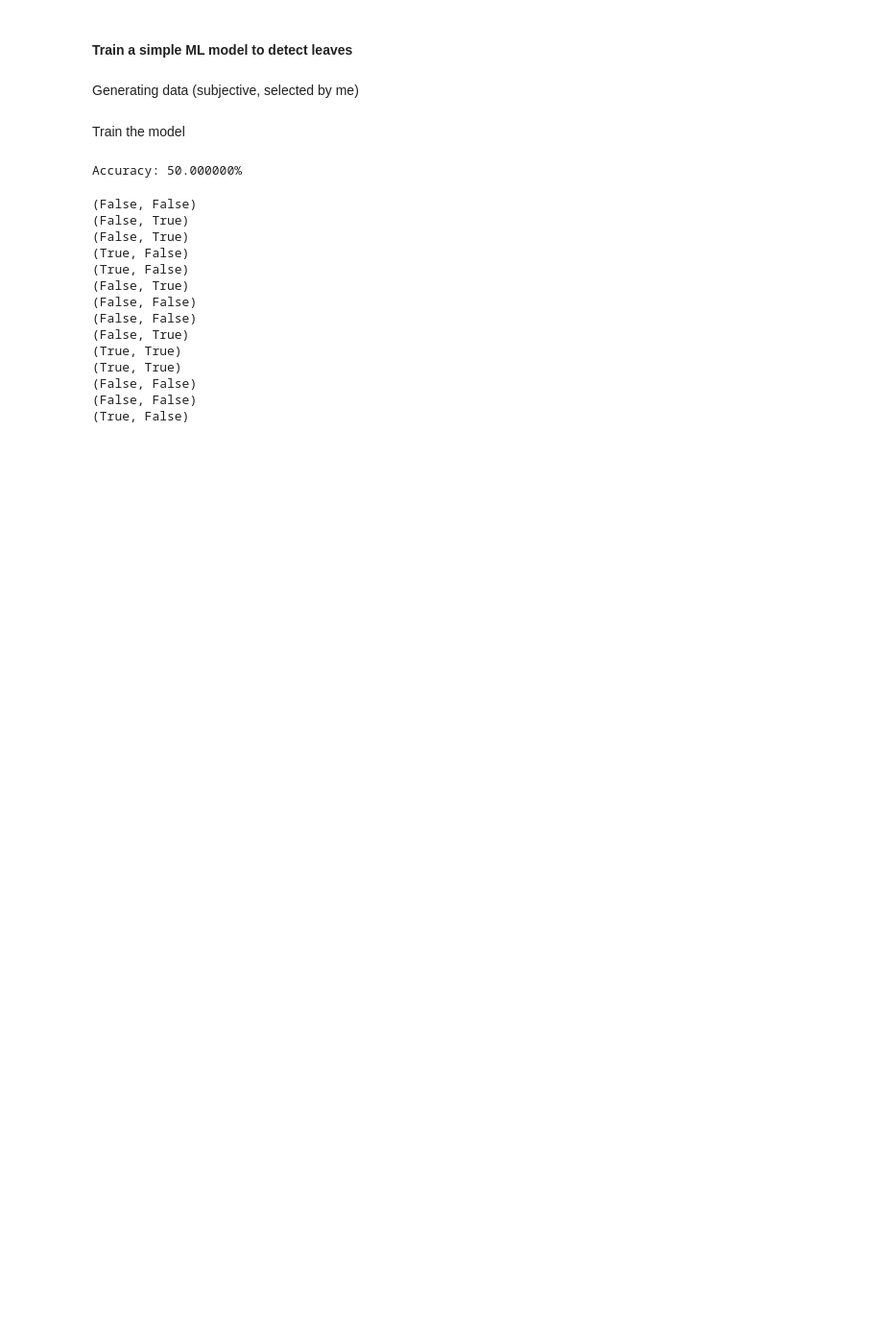
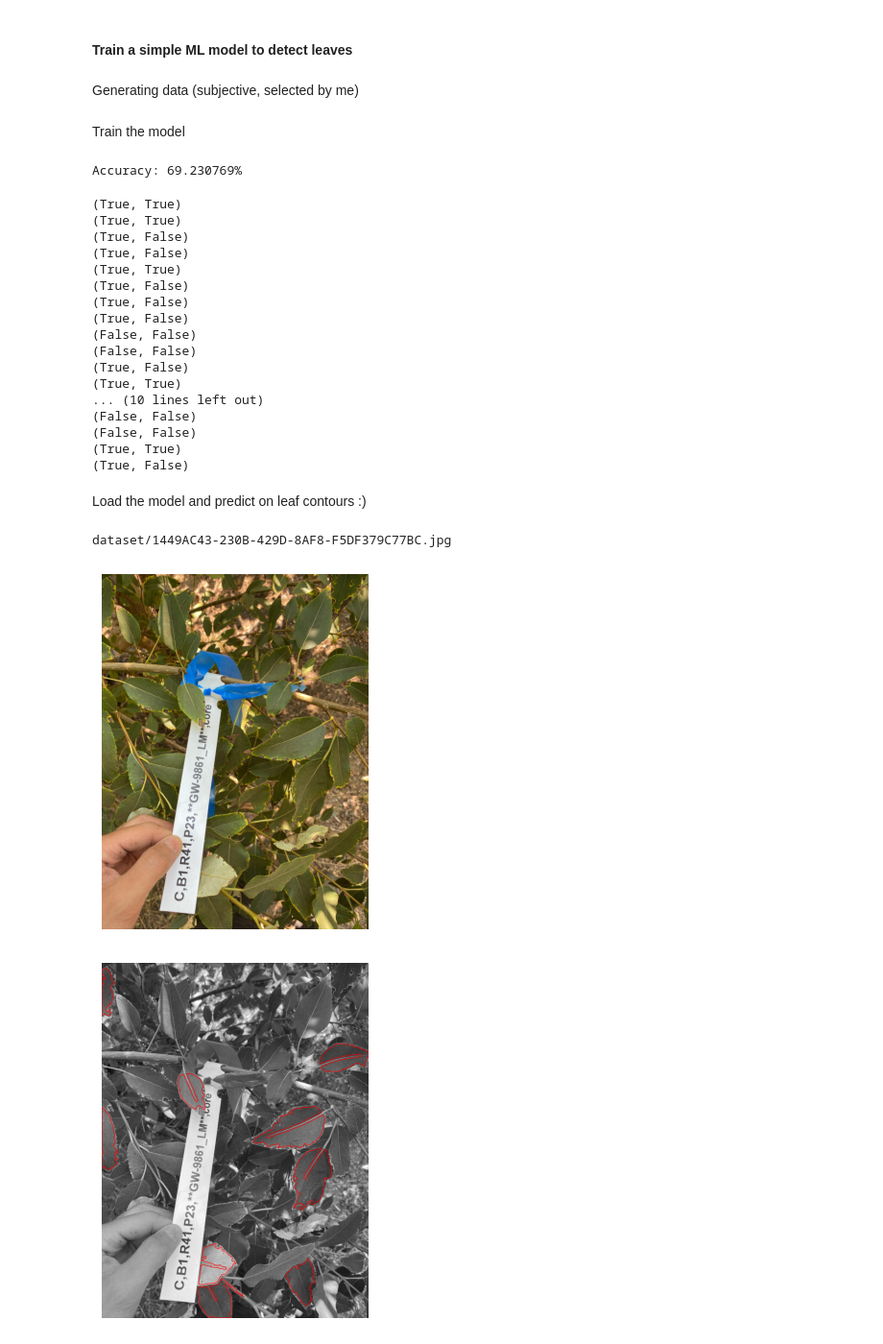
Before and after one commit to vivaansinghvi07/smoky-mountain-data-comp, a Jupyter notebook: step2.ipynb, the cells around one changed output. Shown at 96% size. Drawn from its saved outputs; the diff is of its cells as text; code cells hidden in the pictures; blank space fills up the shorter version.

```diff
--- a/step2.ipynb
+++ b/step2.ipynb
@@ -250,15 +258,15 @@ Train the model
 # %%
 # process the data
 def preprocess(df: pd.DataFrame) -> pd.DataFrame:
-    df_leaf = df[df['leaf'] == 'y']
-    df_no_leaf = df[df['leaf'] == 'n']
+    df_leaf = df[df['is_leaf'] == 'y']
+    df_no_leaf = df[df['is_leaf'] == 'n']
     n = len(df_no_leaf) - len(df_leaf)
     drop_indeces = np.random.choice(df_no_leaf.index, n, replace=False)
     return pd.concat([df_no_leaf.drop(drop_indeces), df_leaf], ignore_index=True)
 
 # get training and testing data
 df = preprocess(pd.read_csv("leaf_identification/data.csv"))
-y_col = [*map(lambda x: x.lower() == 'y', df.pop('leaf'))]
+y_col = [*map(lambda x: x.lower() == 'y', df.pop('is_leaf'))]
 X_train, X_test, y_train, y_test = train_test_split(df, y_col, test_size=0.3)
 
 # adjust the data
@@ -277,21 +285,58 @@ with open("leaf_identification/scaler.pkl", "wb") as f:
 y_pred = model.predict(X_test)
 print(f"Accuracy: {accuracy_score(y_test, y_pred):2%}")
 # %% [output]
-Accuracy: 50.000000%
+Accuracy: 69.230769%
 # %%
 print(*zip(y_test, y_pred), sep="\n")
 # %% [output]
-(False, False)
-(False, True)
-(False, True)
+(True, True)
+(True, True)
 (True, False)
 (True, False)
-(False, True)
-(False, False)
-(False, False)
-(False, True)
 (True, True)
-(True, True)
+(True, False)
+(True, False)
+(True, False)
 (False, False)
 (False, False)
 (True, False)
+(True, True)
+... (10 lines left out)
+(False, False)
+(False, False)
+(True, True)
+(True, False)
+# %% [markdown]
+Load the model and predict on leaf contours :)
+# %%
+def load_models() -> tuple[RandomForestClassifier, StandardScaler]:
+    with open("leaf_identification/model.pkl", 'rb') as f:
+        model = pickle.load(f)
+    with open("leaf_identification/scaler.pkl", 'rb') as f:
+        scaler = pickle.load(f)
+    return (model, scaler)
+
+def find_real_leaf_contours(img: cv2.Image, model: RandomForestClassifier, scaler: StandardScaler) -> list[cv2.Contour]:
+    contours = get_leaf_contours(img)
+    features = scaler.transform(pd.DataFrame([*map(get_features, contours)]))
+    predictions = model.predict(features)
+    real_contours = []
+    for cntr, pred in zip(contours, predictions):
+        if pred: real_contours.append(cntr)
+    return real_contours
+
+# loads the ML models
+MODEL, SCALER = load_models()
+
+filename = f"dataset/{get_random_filename(SHEET_DATA)}"
+filename = 'dataset/1449AC43-230B-429D-8AF8-F5DF379C77BC.jpg' # uncomment this for specific files
+print(filename)
+img = cv2.imread(filename)
+imshow(img)
+contours = find_real_leaf_contours(img, MODEL, SCALER)
+drawn_img = draw_contours(contours, cv2.cvtColor(grayscale(img), cv2.COLOR_GRAY2BGR), mode="red")
+imshow(drawn_img)
+# %% [output]
+dataset/1449AC43-230B-429D-8AF8-F5DF379C77BC.jpg
+[figure, added]
+[figure, added]
```
Also changed, not shown: parts of 4 cells of this notebook.
